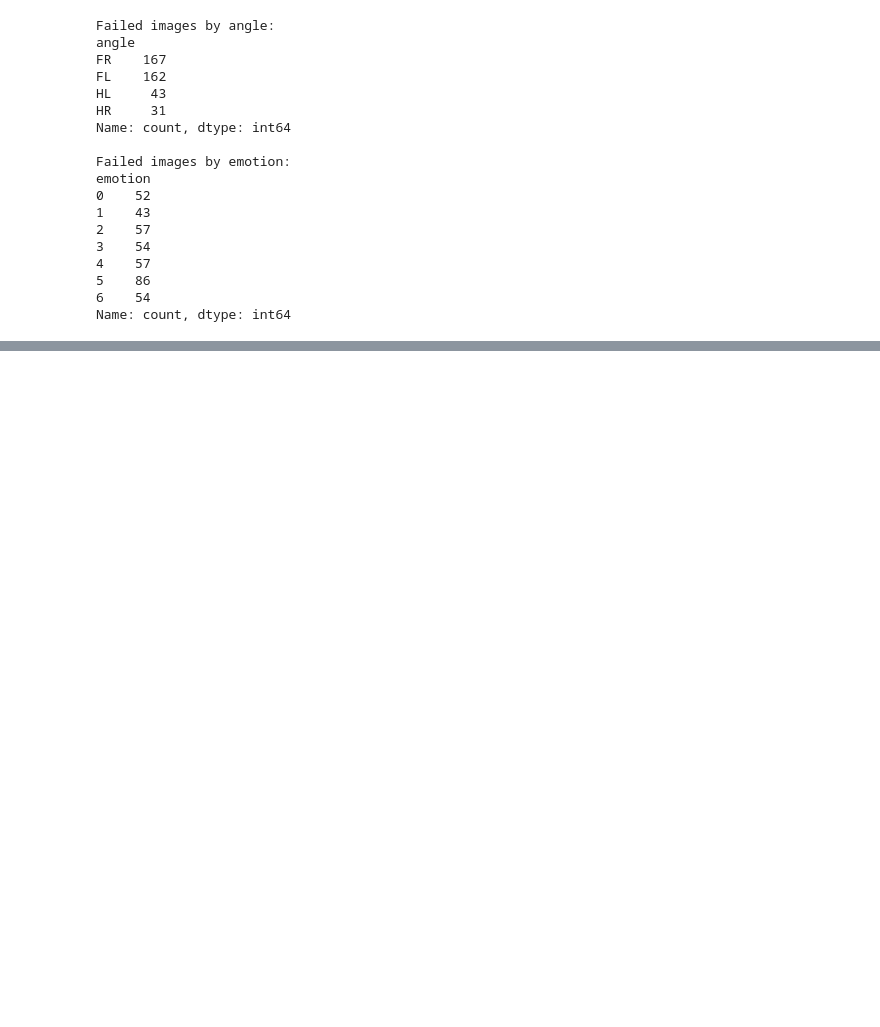
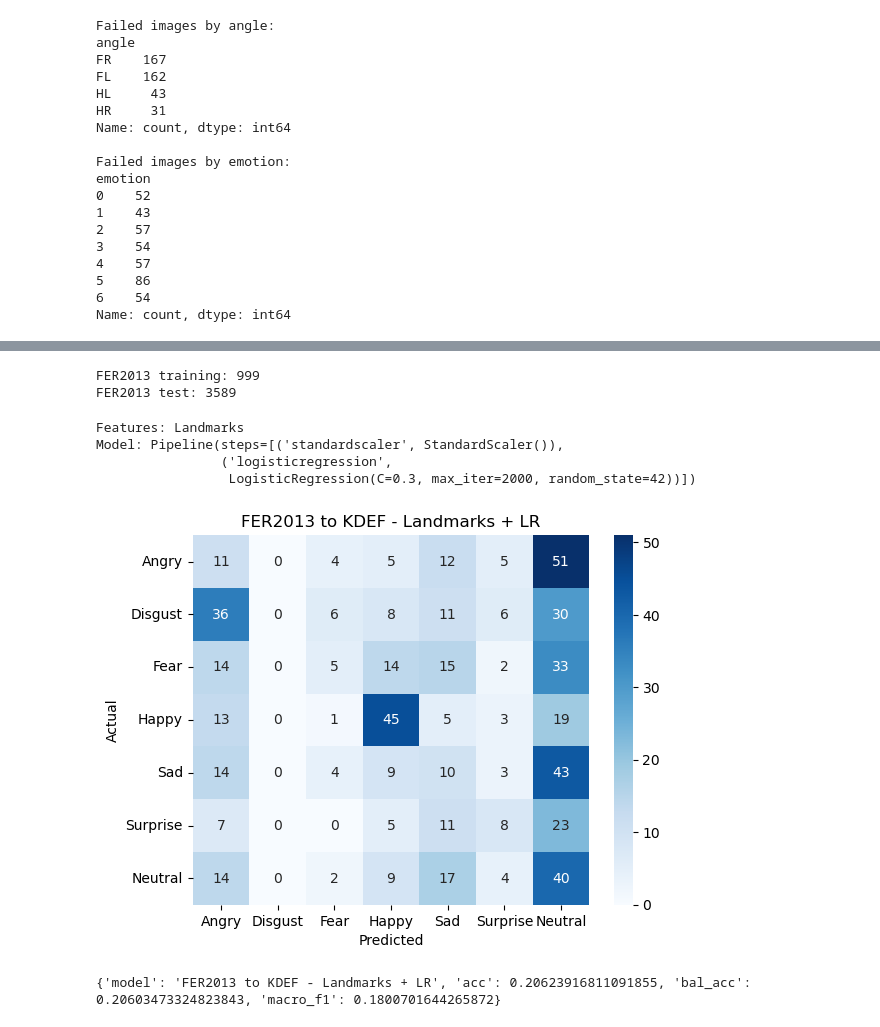
Before and after one commit to elampraki/Emotion_Recognition, a Jupyter notebook: src/Phase_A_FER2013_Experiments.ipynb, the cells around one changed output, grey strips where cells are left out. Saved outputs shown, nothing was run; the diff lists cells and outputs as text; code cells hidden in the pictures; blank space fills up the shorter version.

```diff
--- a/src/Phase_A_FER2013_Experiments.ipynb
+++ b/src/Phase_A_FER2013_Experiments.ipynb
@@ -1256,0 +1365,62 @@ Name: count, dtype: int64
+# %%
+from features import fer_images, landmark_features
+import pandas as pd
+import numpy as np
+
+# Load FER2013 datasets
+fer_train = pd.read_csv("../data/fer/fer2013_train.csv")
+fer_test = pd.read_csv("../data/fer/fer2013_test.csv")
+
+# Use the same 999-image training sample as Person A
+fer_train = (
+    fer_train.groupby("emotion", group_keys=False)
+    .sample(frac=1000 / len(fer_train), random_state=42)
+    .reset_index(drop=True)
+)
+
+# Convert pixel strings to images
+fer_train_img = fer_images(fer_train)
+fer_test_img = fer_images(fer_test)
+
+y_fer_train = fer_train["emotion"].to_numpy()
+y_fer_test = fer_test["emotion"].to_numpy()
+
+print("FER2013 training:", len(fer_train_img))
+print("FER2013 test:", len(fer_test_img))
+# %% [output]
+FER2013 training: 999
+FER2013 test: 3589
+# %%
+import joblib
+from pathlib import Path
+
+# Load Person A's final model
+model_path = Path("../models/phase_a/final_selected_model.pkl")
+
+saved_a = joblib.load(model_path)
+
+fer_landmark_model = saved_a["model"]
+
+print("Features:", saved_a["feature"])
+print("Model:", fer_landmark_model)
+# %% [output]
+Features: Landmarks
+Model: Pipeline(steps=[('standardscaler', StandardScaler()),
+                ('logisticregression',
+                 LogisticRegression(C=0.3, max_iter=2000, random_state=42))])
+# %%
+# Extract landmarks from the processed KDEF images
+X_kdef_landmarks = landmark_features(X_test_img)
+
+pred = fer_landmark_model.predict(X_kdef_landmarks)
+
+result_fer_to_kdef_landmarks = evaluate(
+    y_test,
+    pred,
+    "FER2013 to KDEF - Landmarks + LR"
+)
+
+print(result_fer_to_kdef_landmarks)
+# %% [output]
+[figure, added]
+{'model': 'FER2013 to KDEF - Landmarks + LR', 'acc': 0.20623916811091855, 'bal_acc': 0.20603473324823843, 'macro_f1': 0.1800701644265872}
```
Also changed, not shown: parts of 13 cells of this notebook.
